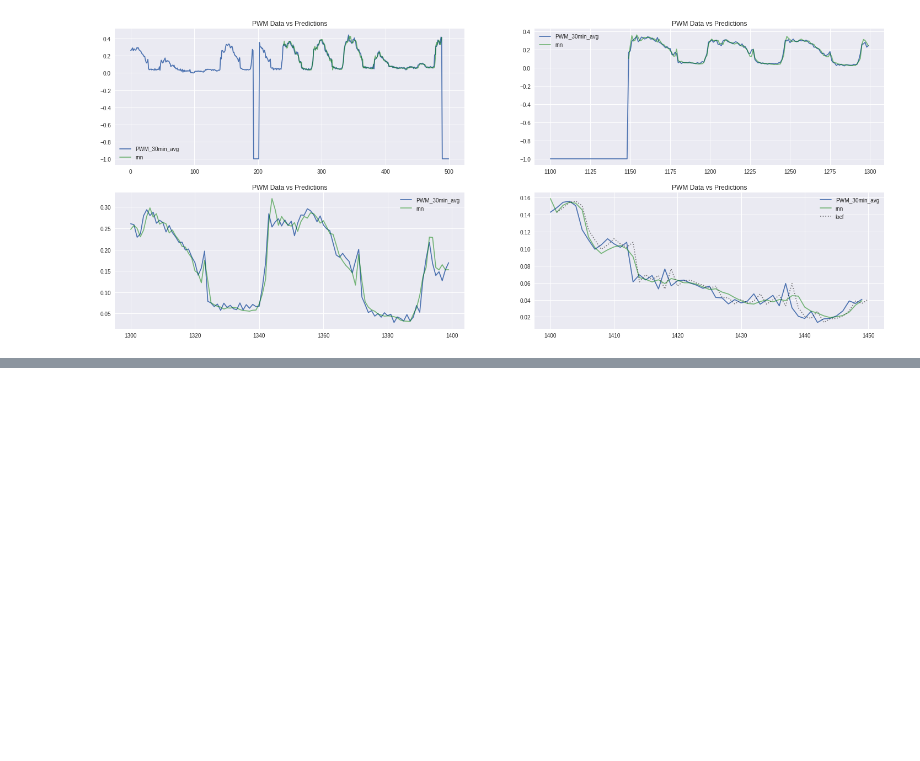
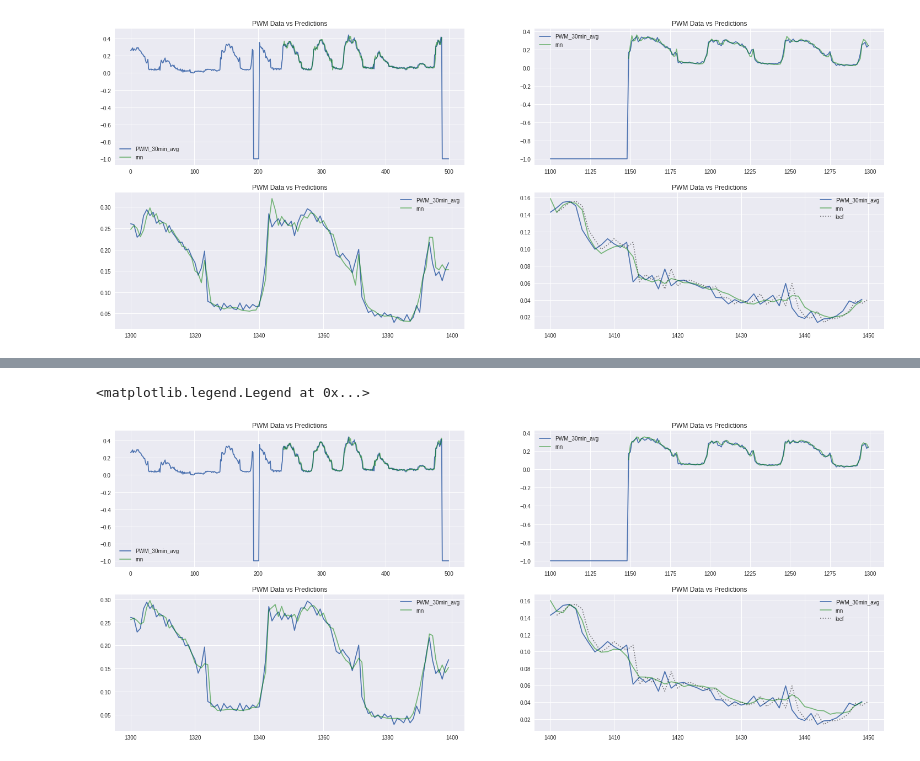
Before and after one commit to tkokkeng/KE5105-Time-Series-Forecasting, a Jupyter notebook: modelling/model4-colab.ipynb, the cells around one changed output, grey strips where cells are left out. Saved outputs shown, nothing was run; the diff lists cells and outputs as text; code cells hidden in the pictures; blank space fills up the shorter version.

```diff
--- a/modelling/model4-colab.ipynb
+++ b/modelling/model4-colab.ipynb
@@ -575,0 +692,26 @@ with open('/content/gdrive/My Drive/python/base-3x64gru-nomask-val-history.pkl',
+# %%
+plt.figure(figsize=(25, 10))
+plt.subplot(221)
+plt.plot(range(500), as5_train_data[:500, 0], label='PWM_30min_avg')
+plt.plot(range(500), as5_train_preds_withnan[:500, :].flatten(), color='green', alpha=.5, label='rnn')
+plt.title('PWM Data vs Predictions')
+plt.legend()
+plt.subplot(222)
+plt.plot(range(1100, 1300), as5_train_data[1100:1300, 0], label='PWM_30min_avg')
+plt.plot(range(1100, 1300), as5_train_preds_withnan[1100:1300].flatten(), color='green', alpha=.5, label='rnn')
+plt.title('PWM Data vs Predictions')
+plt.legend()
+plt.subplot(223)
+plt.plot(range(1300, 1400), as5_train_data[1300:1400, 0], label='PWM_30min_avg')
+plt.plot(range(1300, 1400), as5_train_preds_withnan[1300:1400].flatten(), color='green', alpha=.5, label='rnn')
+plt.title('PWM Data vs Predictions')
+plt.legend()
+plt.subplot(224)
+plt.plot(range(1400, 1450), as5_train_data[1400:1450, 0], label='PWM_30min_avg')
+plt.plot(range(1400, 1450), as5_train_preds_withnan[1400:1450].flatten(), color='green', alpha=.5, label='rnn')
+plt.plot(range(1401, 1451), as5_train_data[1400:1450, 0], color='black', alpha=.5, label='locf', linestyle=':')  ## locf is data with lag -1
+plt.title('PWM Data vs Predictions')
+plt.legend()
+# %% [output]
+<matplotlib.legend.Legend at 0x...>
+[figure, added]
```
Also changed, not shown: parts of 18 cells of this notebook.
